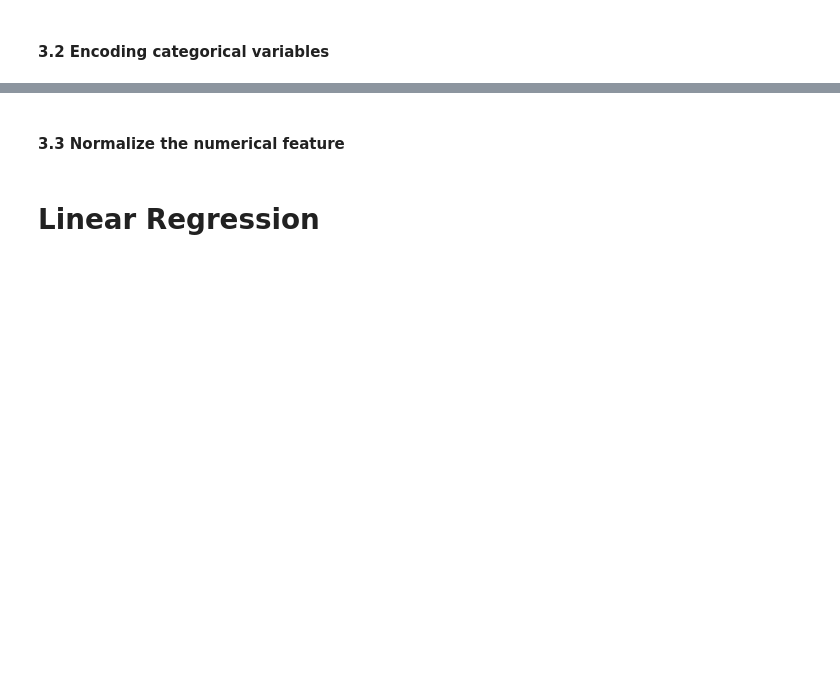
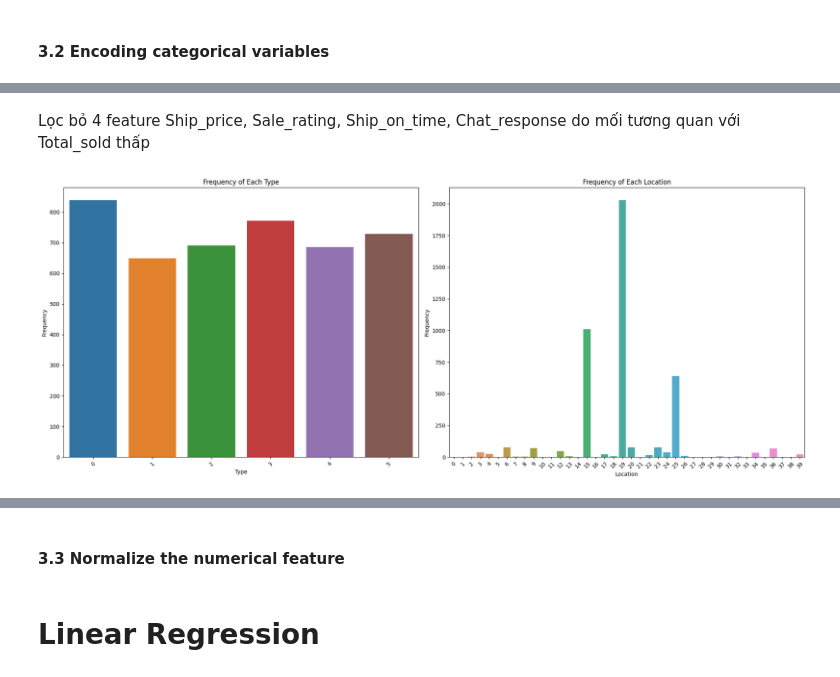
Before and after one commit to sang6174/DS2024_Project_Team15, a Jupyter notebook: Project_main.ipynb, the cells around one changed output, grey strips where cells are left out. Cells and saved outputs as stored; diff of their text form; code cells hidden in the pictures; blank space fills up the shorter version.

```diff
--- a/Project_main.ipynb
+++ b/Project_main.ipynb
@@ -421,0 +433,30 @@ Name: count, dtype: int64
+# %% [markdown]
+Lọc bỏ 4 feature Ship_price, Sale_rating, Ship_on_time, Chat_response do mối tương quan với Total_sold thấp
+# %%
+columns_drop = ['Ship_price', 'Sale_rating', 'Ship_on_time', 'Chat_response']
+new_data.drop(columns=columns_drop, inplace=True)
+# %%
+# Create a figure with two subplots (1 row, 2 columns)
+fig, axes = plt.subplots(1, 2, figsize=(20, 8))
+
+# Plot for 'Type'
+sns.countplot(ax=axes[0], x='Type', data=new_data)
+axes[0].set_title('Frequency of Each Type')
+axes[0].set_xlabel('Type')
+axes[0].set_ylabel('Frequency')
+axes[0].tick_params(axis='x', rotation=45)
+
+# Plot for 'Location'
+sns.countplot(ax=axes[1], x='Location', data=new_data)
+axes[1].set_title('Frequency of Each Location')
+axes[1].set_xlabel('Location')
+axes[1].set_ylabel('Frequency')
+axes[1].tick_params(axis='x', rotation=45)
+
+# Adjust layout to prevent overlap
+plt.tight_layout()
+
+# Display the plots
+plt.show()
+# %% [output]
+[figure, added]
```
Also changed, not shown: parts of 32 cells of this notebook.
